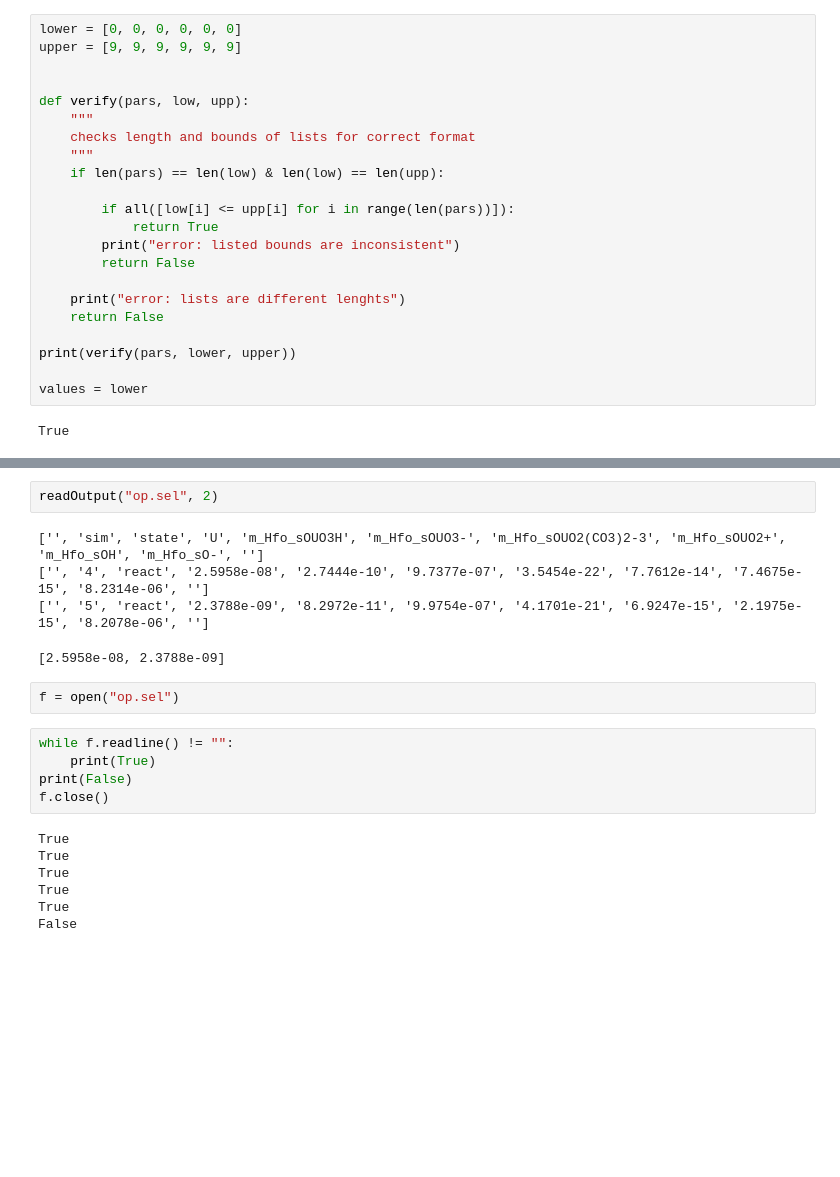
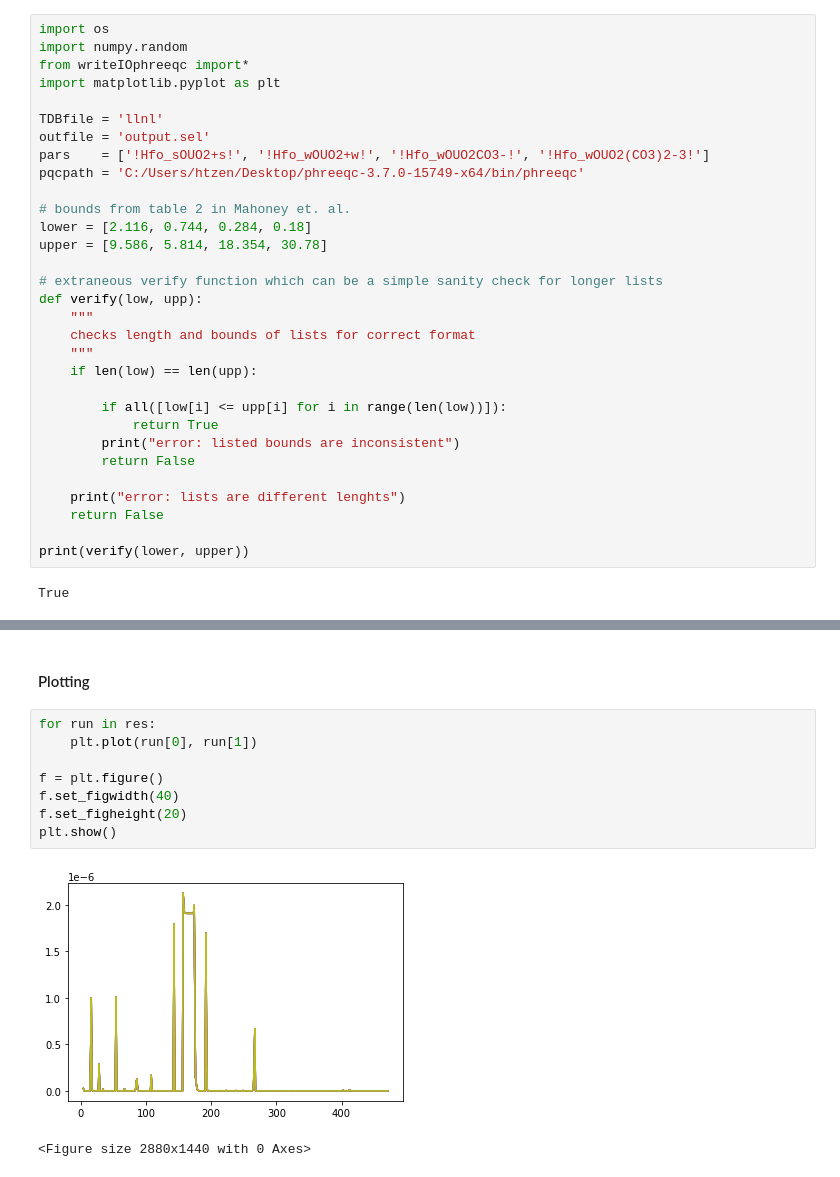
Before and after one commit to A-440Hz/ML4SCM, a Jupyter notebook: UQ - Monte Carlo Simulations.ipynb, the cells around one changed output, grey strips where cells are left out. Drawn from its saved outputs; the diff is of its cells as text; blank space fills up the shorter version.

```diff
--- a/UQ - Monte Carlo Simulations.ipynb
+++ b/UQ - Monte Carlo Simulations.ipynb
@@ -29,15 +13,26 @@ Set initial *values*
 # %%
-lower = [0, 0, 0, 0, 0, 0]
-upper = [9, 9, 9, 9, 9, 9]
+import os
+import numpy.random
+from writeIOphreeqc import*
+import matplotlib.pyplot as plt
 
+TDBfile = 'llnl'
+outfile = 'output.sel'
+pars    = ['!Hfo_sOUO2+s!', '!Hfo_wOUO2+w!', '!Hfo_wOUO2CO3-!', '!Hfo_wOUO2(CO3)2-3!']
+pqcpath = 'C:/Users/htzen/Desktop/phreeqc-3.7.0-15749-x64/bin/phreeqc'
 
-def verify(pars, low, upp):
+# bounds from table 2 in Mahoney et. al.
+lower = [2.116, 0.744, 0.284, 0.18]
+upper = [9.586, 5.814, 18.354, 30.78]
+
+# extraneous verify function which can be a simple sanity check for longer lists
+def verify(low, upp):
     """
     checks length and bounds of lists for correct format
     """
-    if len(pars) == len(low) & len(low) == len(upp):
+    if len(low) == len(upp):
 
-        if all([low[i] <= upp[i] for i in range(len(pars))]):
+        if all([low[i] <= upp[i] for i in range(len(low))]):
             return True
         print("error: listed bounds are inconsistent")
         return False
@@ -45,8 +40,6 @@ def verify(pars, low, upp):
     print("error: lists are different lenghts")
     return False
 
-print(verify(pars, lower, upper))
-
-values = lower
+print(verify(lower, upper))
 # %% [output]
 True
@@ -166,21 +103,13 @@ def readobs(filename,n):
-# %%
-readOutput("op.sel", 2)
-# %% [output]
-['', 'sim', 'state', 'U', 'm_Hfo_sOUO3H', 'm_Hfo_sOUO3-', 'm_Hfo_sOUO2(CO3)2-3', 'm_Hfo_sOUO2+', 'm_Hfo_sOH', 'm_Hfo_sO-', '']
-['', '4', 'react', '2.5958e-08', '2.7444e-10', '9.7377e-07', '3.5454e-22', '7.7612e-14', '7.4675e-15', '8.2314e-06', '']
-['', '5', 'react', '2.3788e-09', '8.2972e-11', '9.9754e-07', '4.1701e-21', '6.9247e-15', '2.1975e-15', '8.2078e-06', '']
-[2.5958e-08, 2.3788e-09]
-# %%
-f = open("op.sel")
-# %%
-while f.readline() != "":
-    print(True)
-print(False)
-f.close()
-# %% [output]
-True
-True
-True
-True
-True
-False
+# %% [markdown]
+#### Plotting
+# %%
+for run in res:
+    plt.plot(run[0], run[1])
+
+f = plt.figure()
+f.set_figwidth(40)
+f.set_figheight(20)
+plt.show()
+# %% [output]
+[figure, added]
+<Figure size 2880x1440 with 0 Axes>
```
Also changed, not shown: parts of 11 cells of this notebook, 1 other file.
